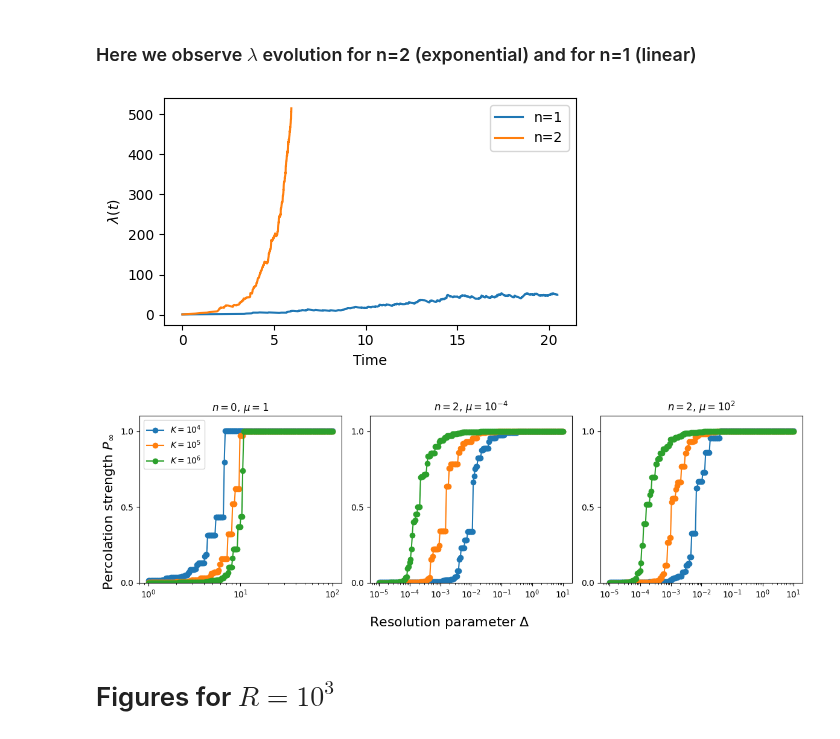
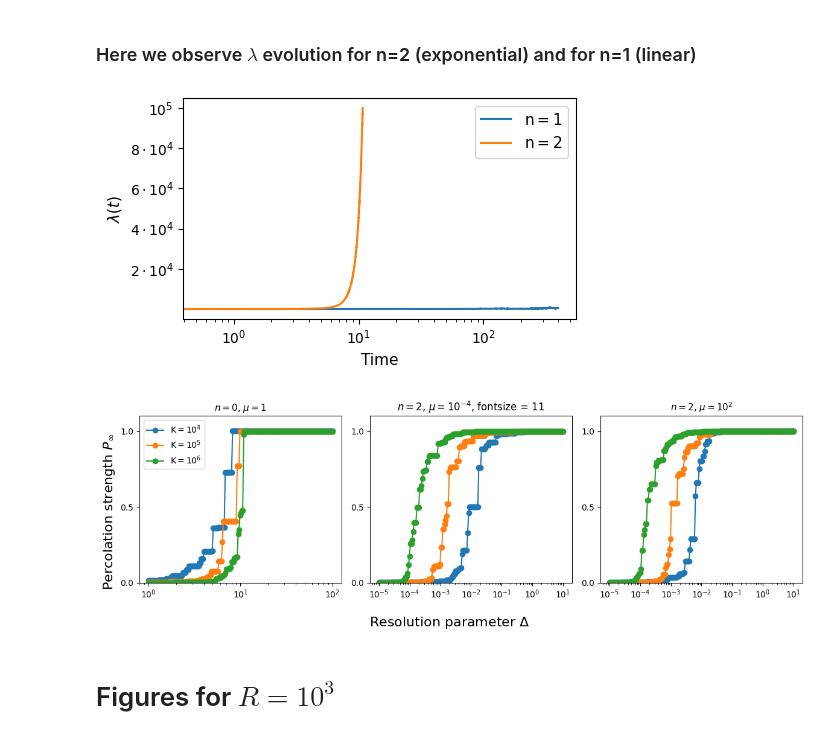
Before and after one commit to RivasAntonio/TFM, a Jupyter notebook: Códigos/Hawkes/Figures_n=2.ipynb, the cells around one changed output. Cells and saved outputs as stored; diff of their text form; code cells hidden in the pictures.

```diff
--- a/Códigos/Hawkes/Figures_n=2.ipynb
+++ b/Códigos/Hawkes/Figures_n=2.ipynb
@@ -8,26 +8,27 @@ from matplotlib.lines import Line2D
 # %% [markdown]
 ### Here we observe $\lambda$ evolution for n=2 (exponential) and for n=1 (linear)
 # %%
-K = 5*10**2
+K = 10**5
 mu = 1.0
 plt.figure(figsize=(5,3))
 for n in np.arange(1,3):
     times, rate = generate_series(K, n, mu)
-    plt.plot(times, rate, label=f'n={n}')
-plt.legend()
-plt.yscale('log')
-plt.xlabel('Time')
-plt.ylabel('$\lambda (t)$')
+    plt.plot(times, rate, label=f'n$={n}$')
+plt.legend(fontsize = 11)
+plt.xscale('log')
+plt.yticks([20000, 40000, 60000, 80000, 100000], ['$2\cdot 10^4$', '$4\cdot 10^4$', '$6\cdot 10^4$', '$8\cdot 10^4$', '$10^5$'])
+plt.xlabel('Time', fontsize = 11)
+plt.ylabel('$\lambda (t)$', fontsize = 11)
 plt.tight_layout()
 # %% [output]
-[figure, old version]
+[figure, new version]
 # %%
 fig = plt.figure(figsize=(12, 4))
 axgrid = fig.add_gridspec(1, 3)
 K = 10**6
 mus = [1, 10**-4, 10**2]
 ns = [0, 2, 2]
-labels = ['$K=10^4$','$K=10^5$','$K=10^6$','$K=10^7$','$K=10^8$']
+labels = ['K$=10^4$','K$=10^5$','K$=10^6$','K$=10^7$','K$=10^8$']
 deltas = [np.logspace(0, 2, num = 200, base = 10), np.logspace(-5, 1, num = 200, base = 10), np.logspace(-5, 1, num = 200, base = 10)]
 for i in range(3):
     n = ns[i]
@@ -44,14 +45,14 @@ for i in range(3):
     ax.set_yticks([0, 0.5, 1])
 
 fig.supxlabel('Resolution parameter $\Delta$', fontsize=16)
-fig.axes[0].set_title('$n=0$, $\mu=1$')
-fig.axes[1].set_title('$n=2$, $\mu=10^{-4}$')
-fig.axes[2].set_title('$n=2$, $\mu=10^{2}$')
+fig.axes[0].set_title('$n=0$, $\mu=1$', fontsize = 11)
+fig.axes[1].set_title('$n=2$, $\mu=10^{-4}$, fontsize = 11')
+fig.axes[2].set_title('$n=2$, $\mu=10^{2}$', fontsize = 11)
 fig.axes[0].legend(labels, loc='upper left', ncol=1)
 fig.supylabel('Percolation strength $P_{\infty}$', fontsize=16)
 fig.tight_layout()
 # %% [output]
-[figure, old version]
+[figure, new version]
 # %% [markdown]
 # Figures for $R=10^3$
 # %%
```
Also changed, not shown: parts of 4 cells of this notebook, 5 other files.
